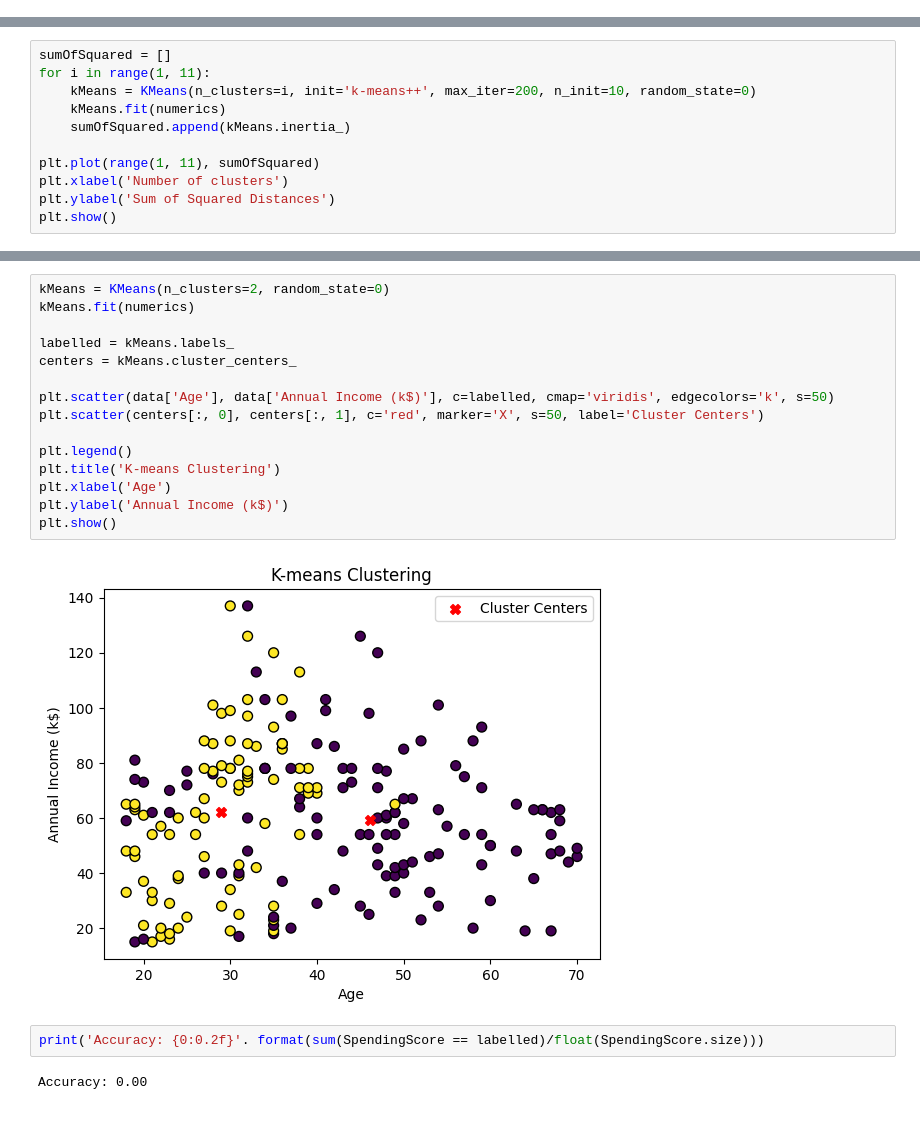
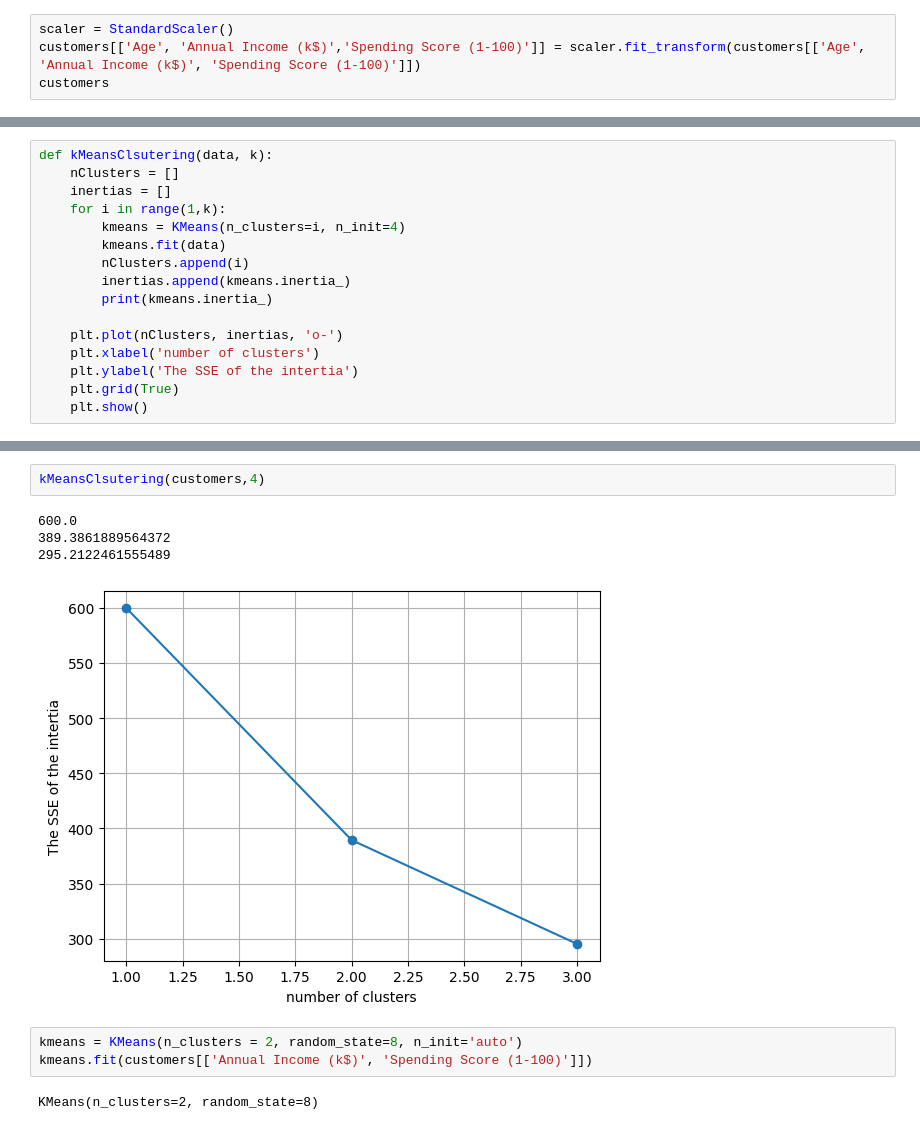
Before and after one commit to limitlesssolly/PRODIGY_ML_02, a Jupyter notebook: K-means.ipynb, the cells around one changed output, grey strips where cells are left out. Cells and saved outputs as stored; diff of their text form.

Commit message:
working kmeans yay

```diff
--- a/K-means.ipynb
+++ b/K-means.ipynb
@@ -27,0 +42,4 @@ numerics = data.drop(['Gender', 'CustomerID'], axis=1)
+# %%
+scaler = StandardScaler()
+customers[['Age', 'Annual Income (k$)','Spending Score (1-100)']] = scaler.fit_transform(customers[['Age', 'Annual Income (k$)', 'Spending Score (1-100)']])
+customers
@@ -28,11 +60,16 @@ numerics = data.drop(['Gender', 'CustomerID'], axis=1)
 # %%
-sumOfSquared = []
-for i in range(1, 11):
-    kMeans = KMeans(n_clusters=i, init='k-means++', max_iter=200, n_init=10, random_state=0)
-    kMeans.fit(numerics)
-    sumOfSquared.append(kMeans.inertia_)
+def kMeansClsutering(data, k):
+    nClusters = []
+    inertias = []
+    for i in range(1,k):
+        kmeans = KMeans(n_clusters=i, n_init=4)
+        kmeans.fit(data)
+        nClusters.append(i)
+        inertias.append(kmeans.inertia_)
+        print(kmeans.inertia_)
 
-plt.plot(range(1, 11), sumOfSquared)
-plt.xlabel('Number of clusters')
-plt.ylabel('Sum of Squared Distances')
-plt.show()
+    plt.plot(nClusters, inertias, 'o-')
+    plt.xlabel('number of clusters')
+    plt.ylabel('The SSE of the intertia')
+    plt.grid(True)
+    plt.show()
@@ -41,21 +76,12 @@ plt.show()
-# %%
-kMeans = KMeans(n_clusters=2, random_state=0)
-kMeans.fit(numerics)
-
-labelled = kMeans.labels_
-centers = kMeans.cluster_centers_
-
-plt.scatter(data['Age'], data['Annual Income (k$)'], c=labelled, cmap='viridis', edgecolors='k', s=50)
-plt.scatter(centers[:, 0], centers[:, 1], c='red', marker='X', s=50, label='Cluster Centers')
-
-plt.legend()
-plt.title('K-means Clustering')
-plt.xlabel('Age')
-plt.ylabel('Annual Income (k$)')
-plt.show()
-# %% [output]
-[figure, removed]
-# %%
-print('Accuracy: {0:0.2f}'. format(sum(SpendingScore == labelled)/float(SpendingScore.size)))
-# %% [output]
-Accuracy: 0.00
+# %%
+kMeansClsutering(customers,4)
+# %% [output]
+600.0
+389.3861889564372
+295.2122461555489
+[figure, added]
+# %%
+kmeans = KMeans(n_clusters = 2, random_state=8, n_init='auto')
+kmeans.fit(customers[['Annual Income (k$)', 'Spending Score (1-100)']])
+# %% [output]
+KMeans(n_clusters=2, random_state=8)
```
Also changed, not shown: parts of 14 cells of this notebook.
